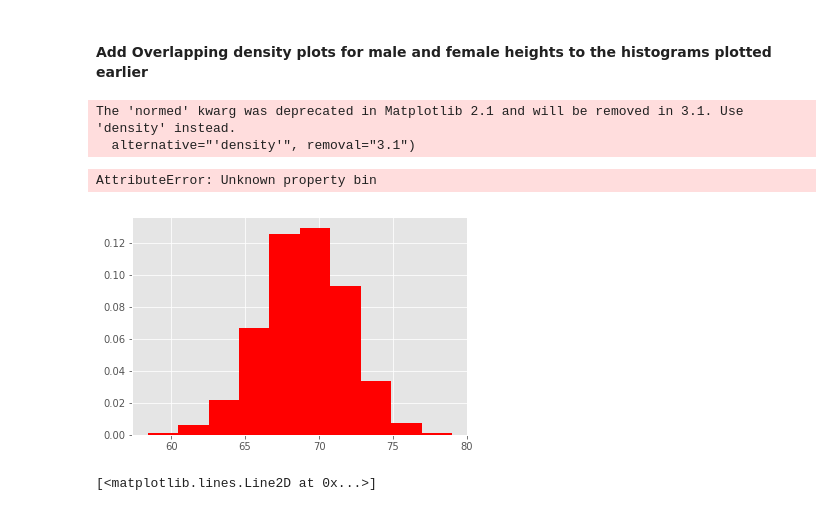
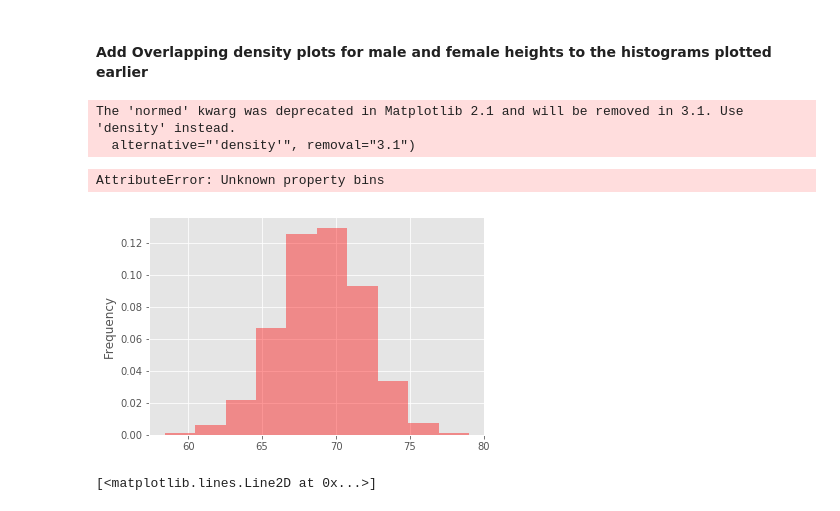
Before and after one commit to kayschulz/dsc-1-09-11-the-probability-density-function-lab-seattle-ds-career-040119, a Jupyter notebook: index.ipynb, the cells around one changed output. Saved outputs shown, nothing was run; the diff lists cells and outputs as text; code cells hidden in the pictures.

```diff
--- a/index.ipynb
+++ b/index.ipynb
@@ -121,22 +121,32 @@ plt.show()
 # %%
 # You code here
 male_x, male_y = density(male_df['Height'])
 female_x, female_y = density(female_df['Height'])
 
 
 male_df['Height'].plot.hist(bins = 10, normed = True, label = 'Male Height', color = 'red', alpha = 0.4)
-female_df['Height'].plot(bin = 10, normed = True, label = 'Female Height', color = 'blue', alpha = 0.4)
+female_df['Height'].plot(bins = 10, normed = True, label = 'Female Height', color = 'blue', alpha = 0.4)
 plt.plot(male_x, male_y)
 plt.plot(female_x,female_y)
 plt.title('Male and Female Heights')
 plt.ylabel('Frequency')
 plt.legend()
 plt.show()
+
+
+male_df.Height.plot.hist(bins = binsize, normed = True,  alpha = 0.7, label ="Male Height");
+female_df.Height.plot.hist(bins = binsize, normed = True, alpha = 0.7, label = 'Female Height');
+plt.legend()
+x,y = density(male_df.Height)
+plt.plot(x,y)
+x,y = density(female_df.Height)
+plt.plot(x,y)
+plt.show()
 # %% [output]
 The 'normed' kwarg was deprecated in Matplotlib 2.1 and will be removed in 3.1. Use 'density' instead.
   alternative="'density'", removal="3.1")
-AttributeError: Unknown property bin
+AttributeError: Unknown property bins
-[figure, old version]
+[figure, new version]
 # %%
 # %% [output]
 [<matplotlib.lines.Line2D at 0x...>]
```
